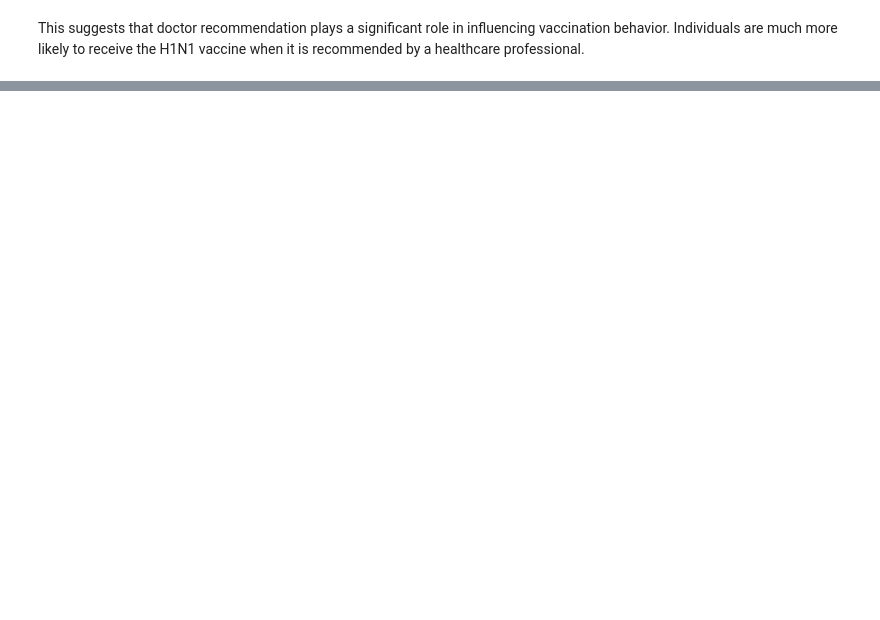
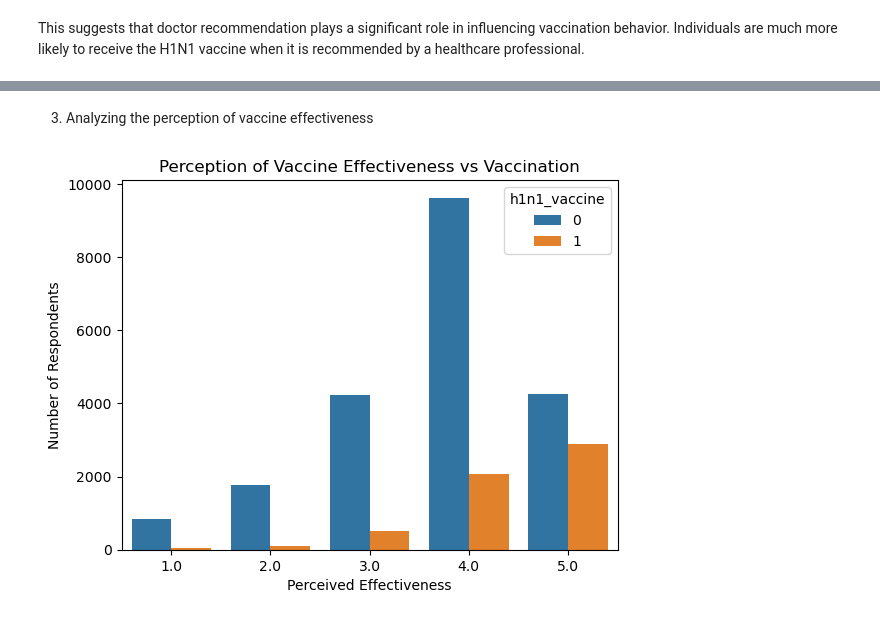
Before and after one commit to Abbystacy/HIN1-Vaccines-project, a Jupyter notebook: index.ipynb, the cells around one changed output, grey strips where cells are left out. Cells and saved outputs as stored; diff of their text form; code cells hidden in the pictures; blank space fills up the shorter version.

```diff
--- a/index.ipynb
+++ b/index.ipynb
@@ -351,0 +303,16 @@ numeric_pipeline = Pipeline([
+# %% [markdown]
+3. Analyzing the perception of vaccine effectiveness
+# %%
+sns.countplot(
+    x="opinion_h1n1_vacc_effective",
+    hue="h1n1_vaccine",
+    data=training_df
+)
+
+plt.title("Perception of Vaccine Effectiveness vs Vaccination")
+plt.xlabel("Perceived Effectiveness")
+plt.ylabel("Number of Respondents")
+
+plt.show()
+# %% [output]
+[figure, added]
```
Also changed, not shown: parts of 64 cells of this notebook.
